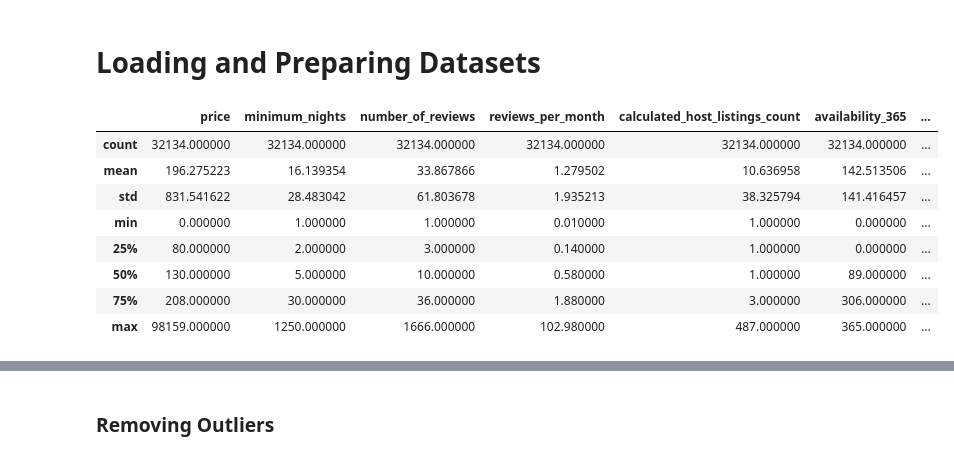
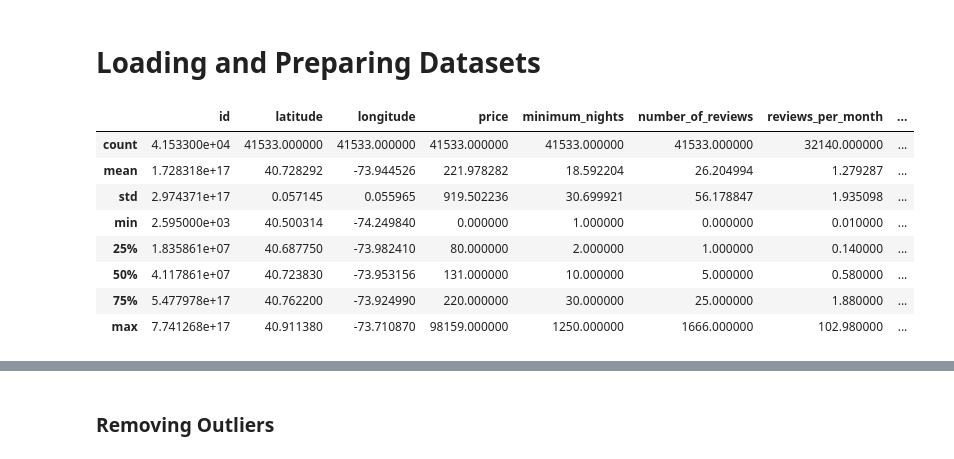
Before and after one commit to liu-roger/data_visualization_project, a Jupyter notebook: visualizations/log_price_histograms.ipynb, the cells around one changed output, grey strips where cells are left out. Cells and saved outputs as stored; diff of their text form; code cells hidden in the pictures.

```diff
--- a/visualizations/log_price_histograms.ipynb
+++ b/visualizations/log_price_histograms.ipynb
@@ -17,38 +17,38 @@ warnings.filterwarnings('ignore')
 # Loading and Preparing Datasets
 # %%
 # Dropping all of the columns which we will not use
-# listingsNYC= listingsNYC.drop(['last_review','license','latitude','longitude','host_name'], axis=1)
+listingsNYC= pd.read_csv('listings.csv')
 
 # Dropping all rows with any 'Nan' values in them
 # listingsNYC.dropna(axis=0, how='any', inplace=True)
 data_types_dict = {
     'price':'int64',
     'minimum_nights':'int64',
     'host_id':str,
     'number_of_reviews':'int64',
     'reviews_per_month':float,
     'calculated_host_listings_count':'int64',
     'availability_365':'int64',
     'number_of_reviews_ltm':'int64'}
 
 #changing all the datatype to their respective types that we can work with
 listingsNYC = listingsNYC.astype(data_types_dict)
 
 # creating a price per stay (ppn) column with the price and minimim nights columns and rounding to 2 decimal places.
 # This is a float dtype
 listingsNYC['pps'] = (listingsNYC['price'] * listingsNYC['minimum_nights']).round(2)
 df = listingsNYC.copy(deep=True)
 listingsNYC.describe()
 # %% [output]
-|  | price | minimum_nights | number_of_reviews | reviews_per_month | calculated_host_listings_count | availability_365 | ... |
-| count | 32134.000000 | 32134.000000 | 32134.000000 | 32134.000000 | 32134.000000 | 32134.000000 | ... |
-| mean | 196.275223 | 16.139354 | 33.867866 | 1.279502 | 10.636958 | 142.513506 | ... |
-| std | 831.541622 | 28.483042 | 61.803678 | 1.935213 | 38.325794 | 141.416457 | ... |
-| min | 0.000000 | 1.000000 | 1.000000 | 0.010000 | 1.000000 | 0.000000 | ... |
-| 25% | 80.000000 | 2.000000 | 3.000000 | 0.140000 | 1.000000 | 0.000000 | ... |
-| 50% | 130.000000 | 5.000000 | 10.000000 | 0.580000 | 1.000000 | 89.000000 | ... |
-| 75% | 208.000000 | 30.000000 | 36.000000 | 1.880000 | 3.000000 | 306.000000 | ... |
-| max | 98159.000000 | 1250.000000 | 1666.000000 | 102.980000 | 487.000000 | 365.000000 | ... |
+|  | id | latitude | longitude | price | minimum_nights | number_of_reviews | reviews_per_month | ... |
+| count | 4.153300e+04 | 41533.000000 | 41533.000000 | 41533.000000 | 41533.000000 | 41533.000000 | 32140.000000 | ... |
+| mean | 1.728318e+17 | 40.728292 | -73.944526 | 221.978282 | 18.592204 | 26.204994 | 1.279287 | ... |
+| std | 2.974371e+17 | 0.057145 | 0.055965 | 919.502236 | 30.699921 | 56.178847 | 1.935098 | ... |
+| min | 2.595000e+03 | 40.500314 | -74.249840 | 0.000000 | 1.000000 | 0.000000 | 0.010000 | ... |
+| 25% | 1.835861e+07 | 40.687750 | -73.982410 | 80.000000 | 2.000000 | 1.000000 | 0.140000 | ... |
+| 50% | 4.117861e+07 | 40.723830 | -73.953156 | 131.000000 | 10.000000 | 5.000000 | 0.580000 | ... |
+| 75% | 5.477978e+17 | 40.762200 | -73.924990 | 220.000000 | 30.000000 | 25.000000 | 1.880000 | ... |
+| max | 7.741268e+17 | 40.911380 | -73.710870 | 98159.000000 | 1250.000000 | 1666.000000 | 102.980000 | ... |
 # %%
 listingsNYC[listingsNYC['minimum_nights'] < 30]
 # %% [output]
```
Also changed, not shown: 3 other files.
